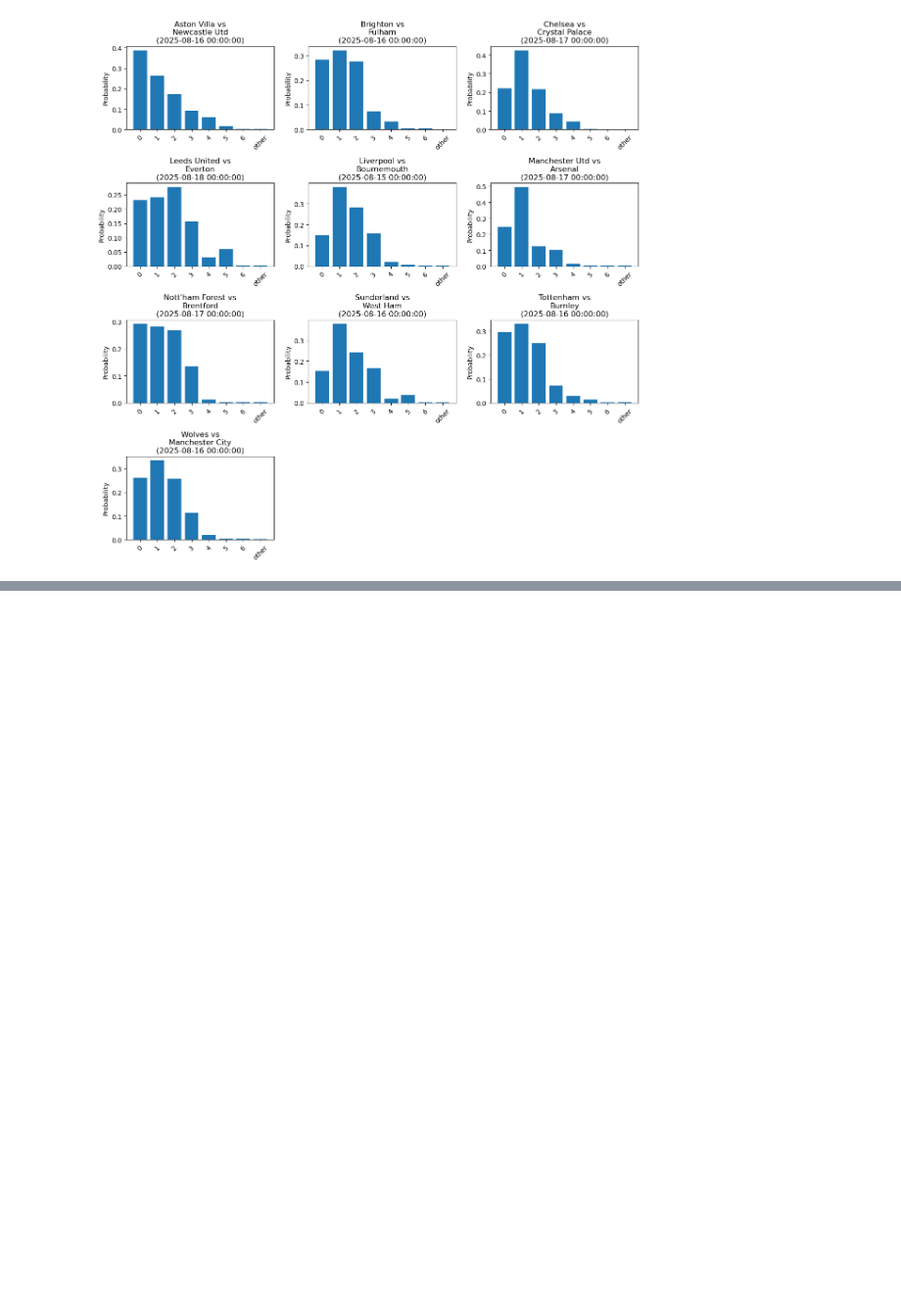
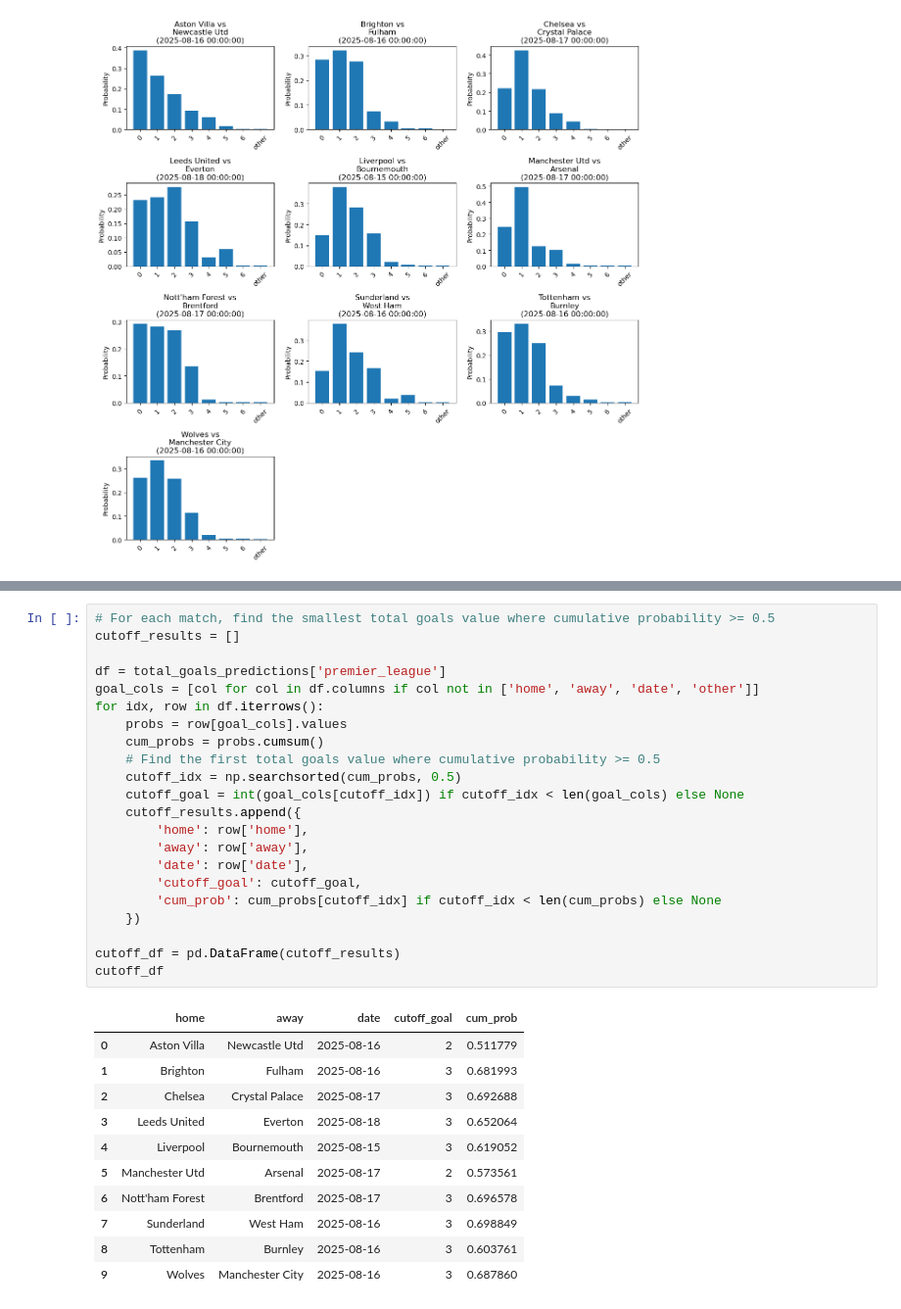
Before and after one commit to 1111111huang/betbot, a Jupyter notebook: run/batch_update/inference.ipynb, the cells around one changed output, grey strips where cells are left out. Shown: that part at 98% size. Drawn from its saved outputs; the diff is of its cells as text; blank space fills up the shorter version.

```diff
--- a/run/batch_update/inference.ipynb
+++ b/run/batch_update/inference.ipynb
@@ -300,0 +352,34 @@ plot_predictions_distribution(predictions, 'premier_league', 'away_goals')
+# %%
+# For each match, find the smallest total goals value where cumulative probability >= 0.5
+cutoff_results = []
+
+df = total_goals_predictions['premier_league']
+goal_cols = [col for col in df.columns if col not in ['home', 'away', 'date', 'other']]
+for idx, row in df.iterrows():
+    probs = row[goal_cols].values
+    cum_probs = probs.cumsum()
+    # Find the first total goals value where cumulative probability >= 0.5
+    cutoff_idx = np.searchsorted(cum_probs, 0.5)
+    cutoff_goal = int(goal_cols[cutoff_idx]) if cutoff_idx < len(goal_cols) else None
+    cutoff_results.append({
+        'home': row['home'],
+        'away': row['away'],
+        'date': row['date'],
+        'cutoff_goal': cutoff_goal,
+        'cum_prob': cum_probs[cutoff_idx] if cutoff_idx < len(cum_probs) else None
+    })
+
+cutoff_df = pd.DataFrame(cutoff_results)
+cutoff_df
+# %% [output]
+|  | home | away | date | cutoff_goal | cum_prob |
+| 0 | Aston Villa | Newcastle Utd | 2025-08-16 | 2 | 0.511779 |
+| 1 | Brighton | Fulham | 2025-08-16 | 3 | 0.681993 |
+| 2 | Chelsea | Crystal Palace | 2025-08-17 | 3 | 0.692688 |
+| 3 | Leeds United | Everton | 2025-08-18 | 3 | 0.652064 |
+| 4 | Liverpool | Bournemouth | 2025-08-15 | 3 | 0.619052 |
+| 5 | Manchester Utd | Arsenal | 2025-08-17 | 2 | 0.573561 |
+| 6 | Nott'ham Forest | Brentford | 2025-08-17 | 3 | 0.696578 |
+| 7 | Sunderland | West Ham | 2025-08-16 | 3 | 0.698849 |
+| 8 | Tottenham | Burnley | 2025-08-16 | 3 | 0.603761 |
+| 9 | Wolves | Manchester City | 2025-08-16 | 3 | 0.687860 |
```
Also changed, not shown: parts of 2 cells of this notebook, 8 other files.
